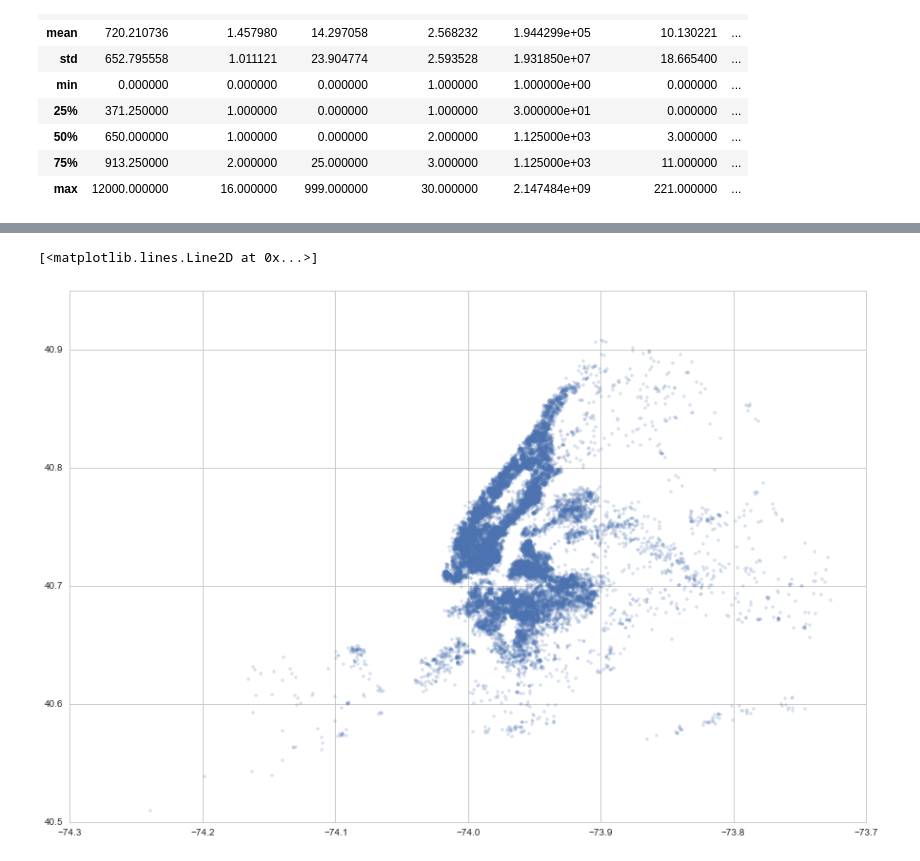
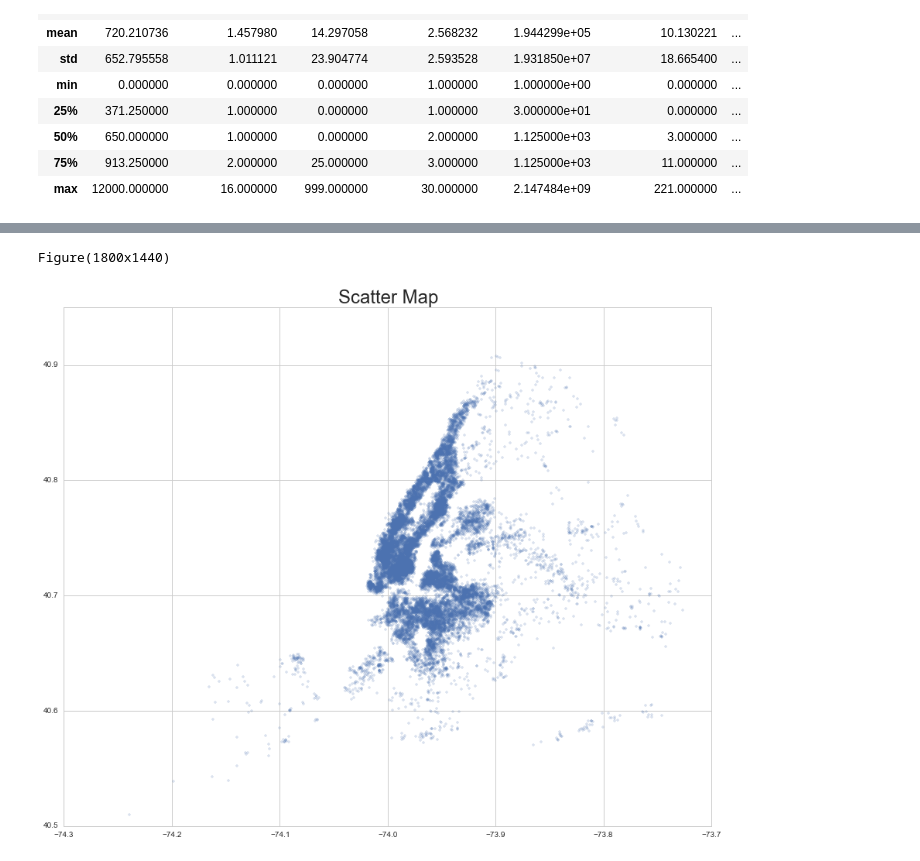
Before and after one commit to duncancfraser/GA_DS18, a Jupyter notebook: Project/Exploration/AirBnB NYC.ipynb, the cells around one changed output, grey strips where cells are left out. Drawn from its saved outputs; the diff is of its cells as text; code cells hidden in the pictures.

```diff
--- a/Project/Exploration/AirBnB NYC.ipynb
+++ b/Project/Exploration/AirBnB NYC.ipynb
@@ -10,6 +8,7 @@ import pandas as pd
 from matplotlib import pyplot as plt
 import seaborn as sns
 
-sns.set_style('white')
-
+sns.set_style('whitegrid')
+plt.rcParams['figure.figsize'] = (15, 12)
+plt.rcParams['figure.dpi'] = (120)
 pd.set_option('display.max_colwidth',52)
@@ -99,19 +73,11 @@ for i in range(len(list)):
 50 review_scores_value
 51 host_listing_count
 # %%
-desired_cols =[
-0,3,5,6,7,9,11,12,13,14,15,16,17,18,
-19,20,21,22,23,24,25,26,27,28,31,32,
-33,34,42,43,44,45,46,47,48,49,50,51
-]
+#Quickly pare down the data and split into two frames for the purpose of getting describe info
+desired_cols = [0,3,5,6,7,9,11,12,13,14,15,16,17,18,19,20,21,22,23,24,25,26,27,28,31,32,33,34,42,43,44,45,46,47,48,49,50,51]
 
-split1 = [
-0,3,5,6,7,9,11,12,13,14,15,16,17,18,19,20,21,22,23,24,25
-]
-
-split2 = [
-26,27,28,31,32,33,34,41,42,43,44,45,46,47,48,49,50,51
-]
+split1 = [0,3,5,6,7,9,11,12,13,14,15,16,17,18,19,20,21,22,23,24,25]
+split2 = [26,27,28,31,32,33,34,41,42,43,44,45,46,47,48,49,50,51]
 
 abnb_reduced = abnb_flist[desired_cols]
 
@@ -174,10 +204,14 @@ array([[<matplotlib.axes._subplots.AxesSubplot object at 0x...>,
 # %%
-sns.set_style('whitegrid')
+fig, ax = plt.subplots(1)
 
-# using plot and the '.' notation.
-plt.figure(figsize=(15, 10), dpi=120)
 plt.subplot(1, 1, 1)
 plt.plot(abnb_reduced.longitude, abnb_reduced.latitude, '.', alpha = 0.2)
+
+plt.subplot(1, 1, 1)
+
+plt.title('Scatter Map', fontsize = 24)
+
+print fig
 # %% [output]
-[<matplotlib.lines.Line2D at 0x...>]
+Figure(1800x1440)
-[figure, old version]
+[figure, new version]
```
Also changed, not shown: parts of 15 cells of this notebook.
